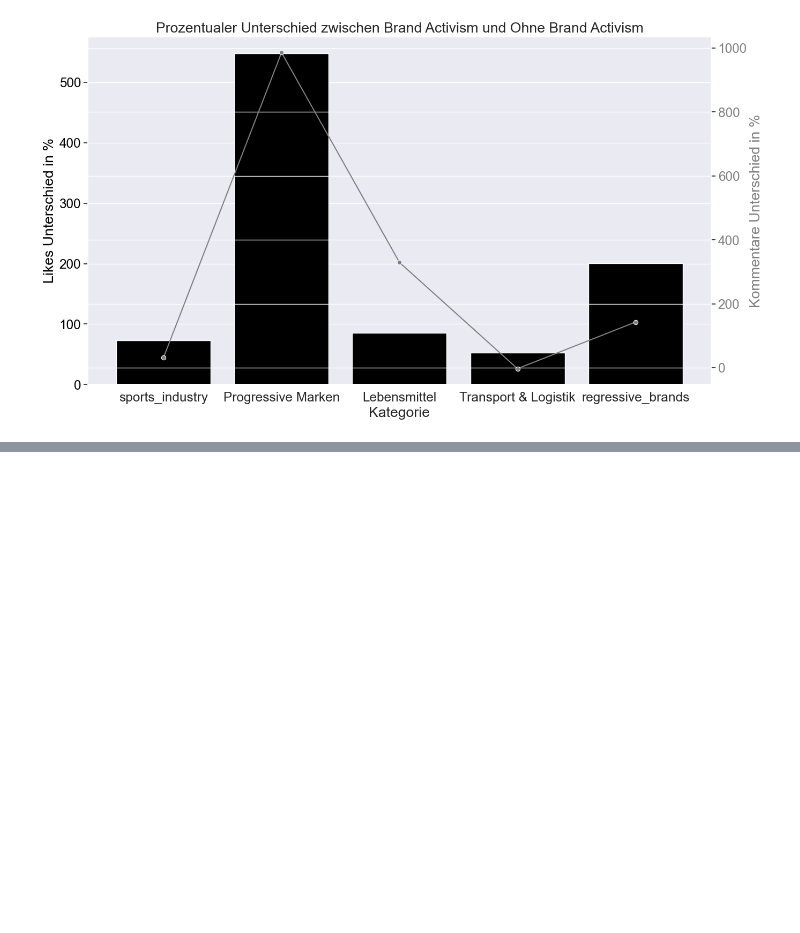
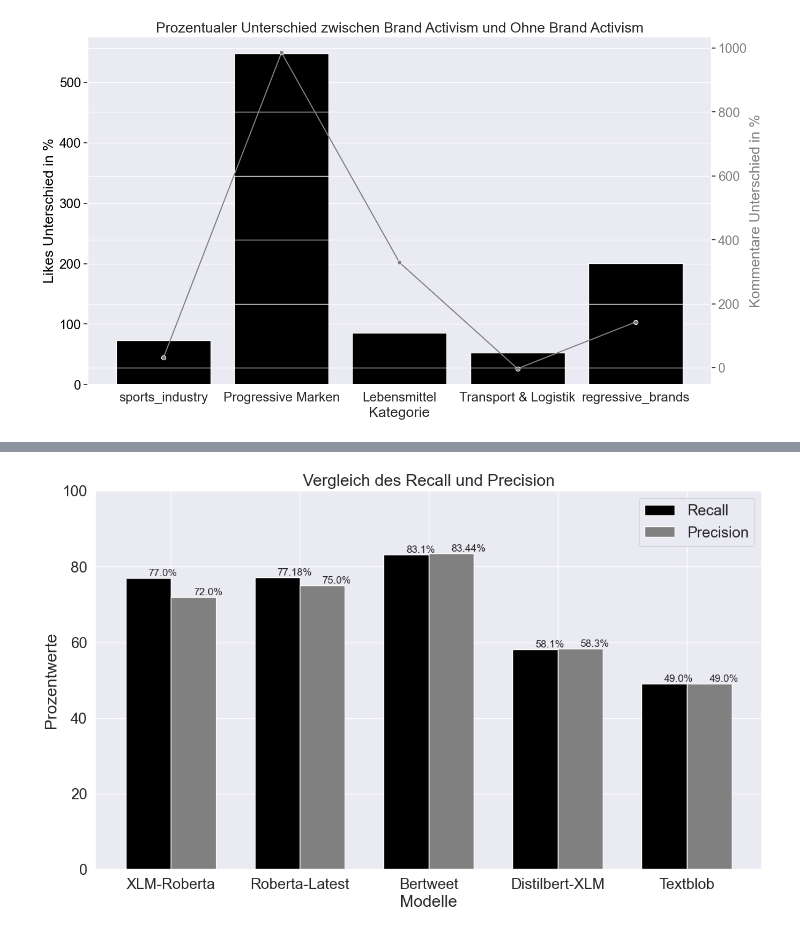
Before and after one commit to NadineLigensa/sentiment-analysis-ba, a Jupyter notebook: data_editing/create_charts.ipynb, the cells around one changed output, grey strips where cells are left out. Drawn from its saved outputs; the diff is of its cells as text; code cells hidden in the pictures; blank space fills up the shorter version.

```diff
--- a/data_editing/create_charts.ipynb
+++ b/data_editing/create_charts.ipynb
@@ -99,0 +100,37 @@ plt.show()
+# %%
+import matplotlib.pyplot as plt
+
+models = ['XLM-Roberta', 'Roberta-Latest', 'Bertweet', 'Distilbert-XLM', 'Textblob']
+recall = [77, 77.18, 83.1, 58.1, 49]
+precision = [72, 75, 83.44, 58.3, 49]
+
+fig, ax = plt.subplots(figsize=(14, 8))
+
+bar_width = 0.35
+index = range(len(models))
+
+bars1 = ax.bar(index, recall, bar_width, label='Recall', color='black')
+bars2 = ax.bar([i + bar_width for i in index], precision, bar_width, label='Precision', color='grey')
+
+ax.set_xlabel('Modelle')
+ax.set_ylabel('Prozentwerte')
+ax.set_title('Vergleich des Recall und Precision')
+ax.set_xticks([i + bar_width / 2 for i in index])
+ax.set_xticklabels(models)
+ax.legend()
+
+plt.ylim(0, 100)
+
+plt.rc('font', size=12)
+
+for bar in bars1:
+    yval = bar.get_height()
+    plt.text(bar.get_x() + bar.get_width() / 2, yval, f"{yval}%", va='bottom')
+
+for bar in bars2:
+    yval = bar.get_height()
+    plt.text(bar.get_x() + bar.get_width() / 2, yval, f"{yval}%", va='bottom')
+
+plt.show()
+# %% [output]
+[figure, added]
```
Also changed, not shown: parts of 1 cell of this notebook, 4 other files.
